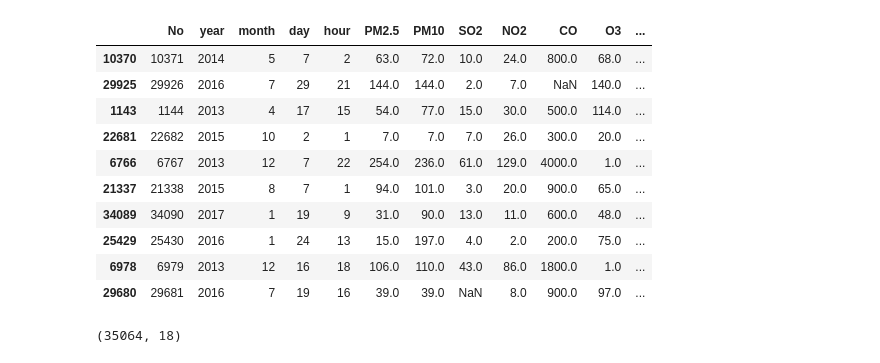
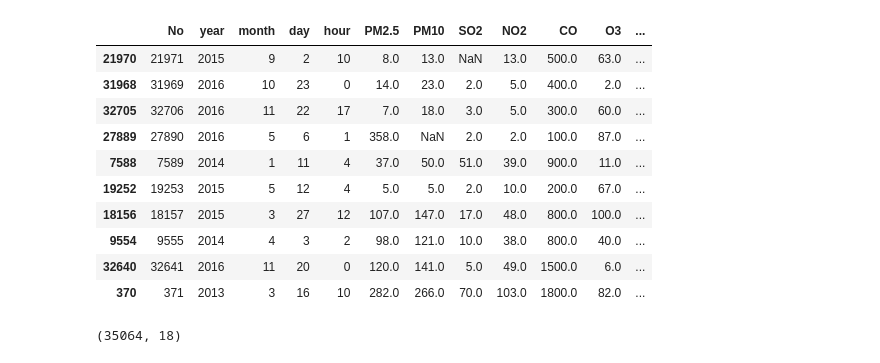
Before and after one commit to FahimS45/ML_projects_under_development, a Jupyter notebook: Anomaly Detection on Time Series Analysis/Time Series EDA.ipynb, the cells around one changed output. Saved outputs shown, nothing was run; the diff lists cells and outputs as text; code cells hidden in the pictures.

```diff
--- a/Anomaly Detection on Time Series Analysis/Time Series EDA.ipynb
+++ b/Anomaly Detection on Time Series Analysis/Time Series EDA.ipynb
@@ -4,16 +12,16 @@ import pandas as pd
 # %%
-df_AIQ = pd.read_csv('PRSA_Data_Dingling_20130301-20170228.csv')
-df_AIQ.sample(10)
+df = pd.read_csv('PRSA_Data_Dingling_20130301-20170228.csv')
+df.sample(10)
 # %% [output]
 |  | No | year | month | day | hour | PM2.5 | PM10 | SO2 | NO2 | CO | O3 | ... |
-| 10370 | 10371 | 2014 | 5 | 7 | 2 | 63.0 | 72.0 | 10.0 | 24.0 | 800.0 | 68.0 | ... |
-| 29925 | 29926 | 2016 | 7 | 29 | 21 | 144.0 | 144.0 | 2.0 | 7.0 | NaN | 140.0 | ... |
-| 1143 | 1144 | 2013 | 4 | 17 | 15 | 54.0 | 77.0 | 15.0 | 30.0 | 500.0 | 114.0 | ... |
-| 22681 | 22682 | 2015 | 10 | 2 | 1 | 7.0 | 7.0 | 7.0 | 26.0 | 300.0 | 20.0 | ... |
-| 6766 | 6767 | 2013 | 12 | 7 | 22 | 254.0 | 236.0 | 61.0 | 129.0 | 4000.0 | 1.0 | ... |
-| 21337 | 21338 | 2015 | 8 | 7 | 1 | 94.0 | 101.0 | 3.0 | 20.0 | 900.0 | 65.0 | ... |
-| 34089 | 34090 | 2017 | 1 | 19 | 9 | 31.0 | 90.0 | 13.0 | 11.0 | 600.0 | 48.0 | ... |
-| 25429 | 25430 | 2016 | 1 | 24 | 13 | 15.0 | 197.0 | 4.0 | 2.0 | 200.0 | 75.0 | ... |
-| 6978 | 6979 | 2013 | 12 | 16 | 18 | 106.0 | 110.0 | 43.0 | 86.0 | 1800.0 | 1.0 | ... |
-| 29680 | 29681 | 2016 | 7 | 19 | 16 | 39.0 | 39.0 | NaN | 8.0 | 900.0 | 97.0 | ... |
+| 21970 | 21971 | 2015 | 9 | 2 | 10 | 8.0 | 13.0 | NaN | 13.0 | 500.0 | 63.0 | ... |
+| 31968 | 31969 | 2016 | 10 | 23 | 0 | 14.0 | 23.0 | 2.0 | 5.0 | 400.0 | 2.0 | ... |
+| 32705 | 32706 | 2016 | 11 | 22 | 17 | 7.0 | 18.0 | 3.0 | 5.0 | 300.0 | 60.0 | ... |
+| 27889 | 27890 | 2016 | 5 | 6 | 1 | 358.0 | NaN | 2.0 | 2.0 | 100.0 | 87.0 | ... |
+| 7588 | 7589 | 2014 | 1 | 11 | 4 | 37.0 | 50.0 | 51.0 | 39.0 | 900.0 | 11.0 | ... |
+| 19252 | 19253 | 2015 | 5 | 12 | 4 | 5.0 | 5.0 | 2.0 | 10.0 | 200.0 | 67.0 | ... |
+| 18156 | 18157 | 2015 | 3 | 27 | 12 | 107.0 | 147.0 | 17.0 | 48.0 | 800.0 | 100.0 | ... |
+| 9554 | 9555 | 2014 | 4 | 3 | 2 | 98.0 | 121.0 | 10.0 | 38.0 | 800.0 | 40.0 | ... |
+| 32640 | 32641 | 2016 | 11 | 20 | 0 | 120.0 | 141.0 | 5.0 | 49.0 | 1500.0 | 6.0 | ... |
+| 370 | 371 | 2013 | 3 | 16 | 10 | 282.0 | 266.0 | 70.0 | 103.0 | 1800.0 | 82.0 | ... |
 # %%
```
Also changed, not shown: parts of 13 cells of this notebook.
